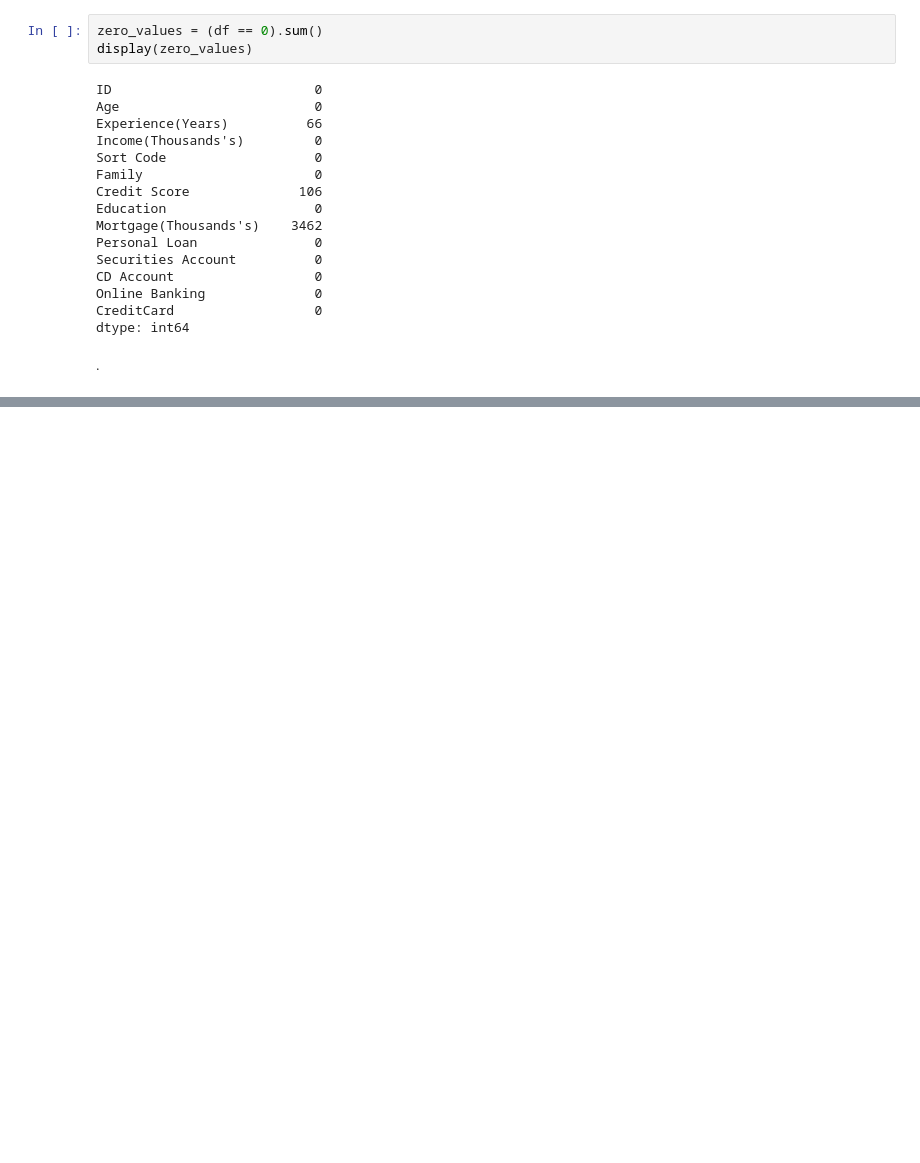
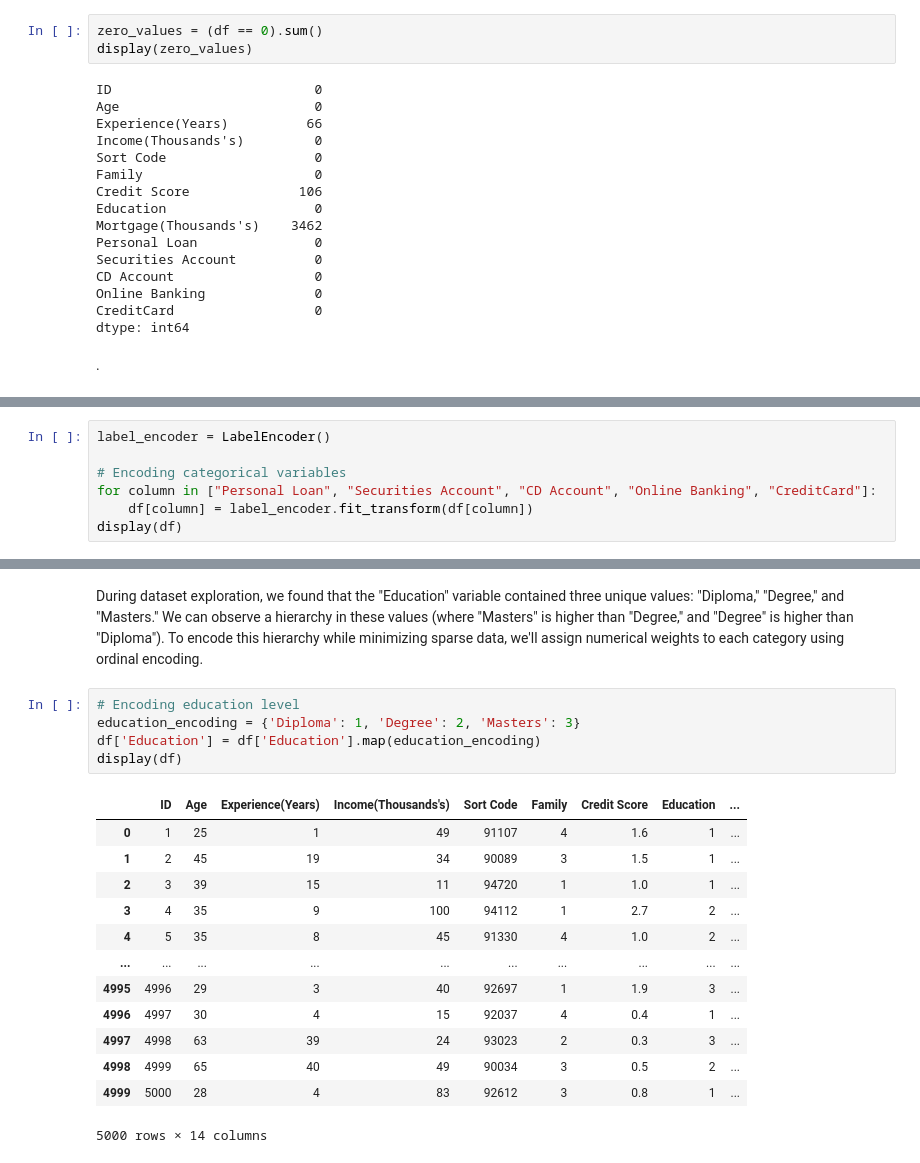
Before and after one commit to heberjuunior/Heber_ML_CA2, a Jupyter notebook: Heber_ML_CA2.ipynb, the cells around one changed output, grey strips where cells are left out. Saved outputs shown, nothing was run; the diff lists cells and outputs as text; blank space fills up the shorter version.

```diff
--- a/Heber_ML_CA2.ipynb
+++ b/Heber_ML_CA2.ipynb
@@ -214,0 +250,7 @@ dtype: int64
+# %%
+label_encoder = LabelEncoder()
+
+# Encoding categorical variables
+for column in ["Personal Loan", "Securities Account", "CD Account", "Online Banking", "CreditCard"]:
+    df[column] = label_encoder.fit_transform(df[column])
+display(df)
@@ -214,0 +271,21 @@ dtype: int64
+# %% [markdown]
+During dataset exploration, we found that the "Education" variable contained three unique values: "Diploma," "Degree," and "Masters." We can observe a hierarchy in these values (where "Masters" is higher than "Degree," and "Degree" is higher than "Diploma"). To encode this hierarchy while minimizing sparse data, we'll assign numerical weights to each category using ordinal encoding.
+# %%
+# Encoding education level
+education_encoding = {'Diploma': 1, 'Degree': 2, 'Masters': 3}
+df['Education'] = df['Education'].map(education_encoding)
+display(df)
+# %% [output]
+|  | ID | Age | Experience(Years) | Income(Thousands's) | Sort Code | Family | Credit Score | Education | ... |
+| 0 | 1 | 25 | 1 | 49 | 91107 | 4 | 1.6 | 1 | ... |
+| 1 | 2 | 45 | 19 | 34 | 90089 | 3 | 1.5 | 1 | ... |
+| 2 | 3 | 39 | 15 | 11 | 94720 | 1 | 1.0 | 1 | ... |
+| 3 | 4 | 35 | 9 | 100 | 94112 | 1 | 2.7 | 2 | ... |
+| 4 | 5 | 35 | 8 | 45 | 91330 | 4 | 1.0 | 2 | ... |
+| ... | ... | ... | ... | ... | ... | ... | ... | ... | ... |
+| 4995 | 4996 | 29 | 3 | 40 | 92697 | 1 | 1.9 | 3 | ... |
+| 4996 | 4997 | 30 | 4 | 15 | 92037 | 4 | 0.4 | 1 | ... |
+| 4997 | 4998 | 63 | 39 | 24 | 93023 | 2 | 0.3 | 3 | ... |
+| 4998 | 4999 | 65 | 40 | 49 | 90034 | 3 | 0.5 | 2 | ... |
+| 4999 | 5000 | 28 | 4 | 83 | 92612 | 3 | 0.8 | 1 | ... |
+5000 rows × 14 columns
```
Also changed, not shown: parts of 8 cells of this notebook.
